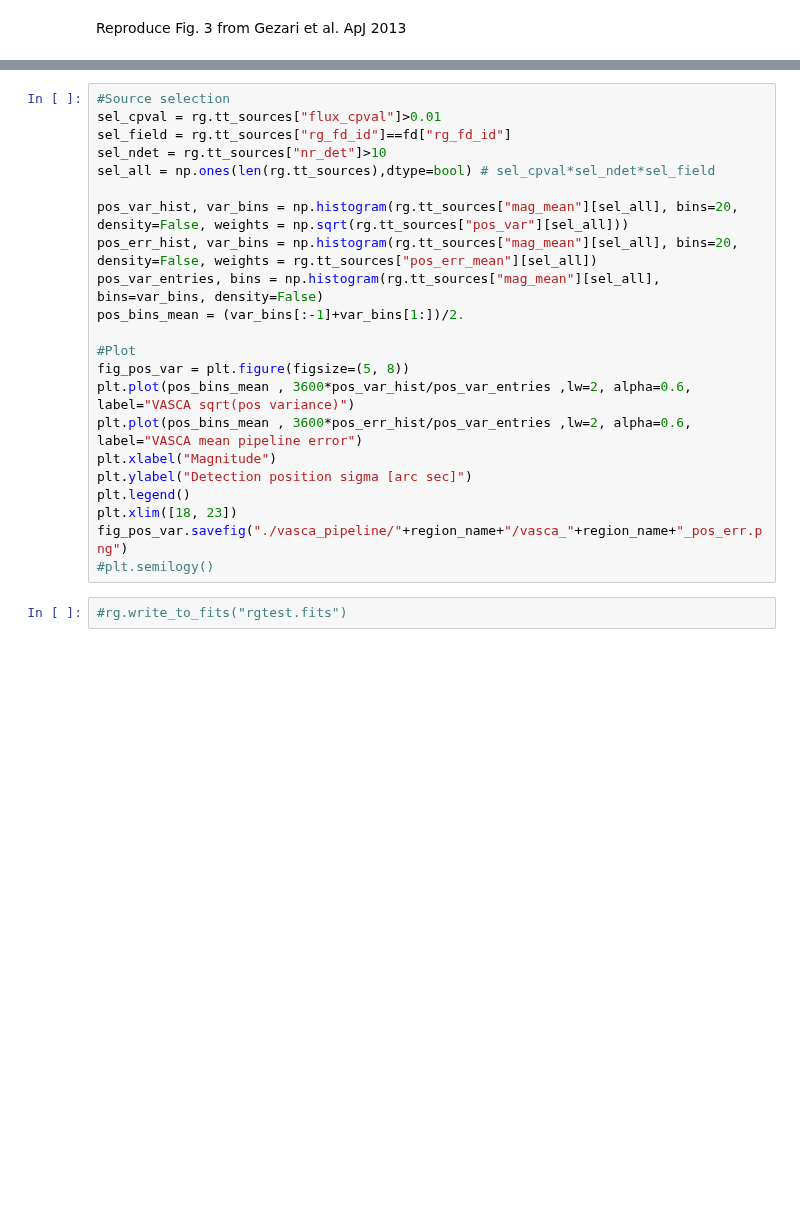
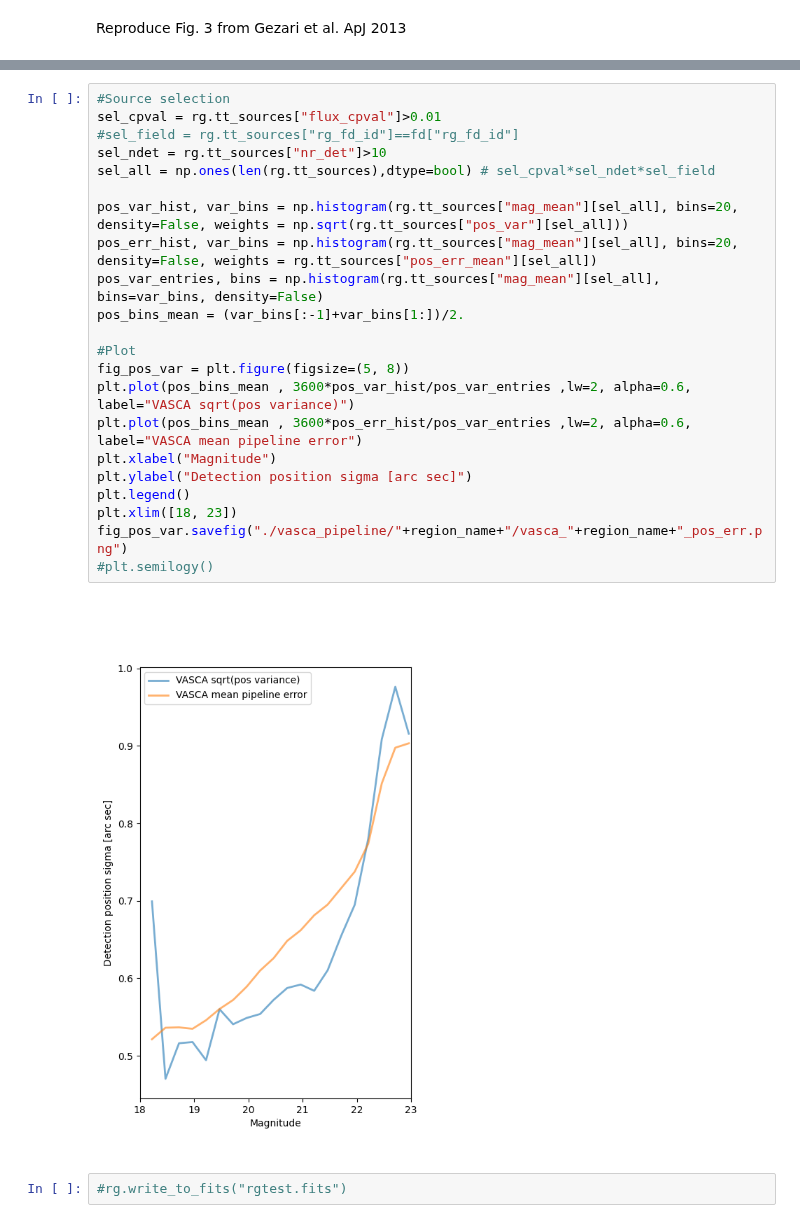
Before and after one commit to rbuehler/vasca, a Jupyter notebook: vasca/examples/vasca_pipe_result_analysis.ipynb, the cells around one changed output, grey strips where cells are left out. Saved outputs shown, nothing was run; the diff lists cells and outputs as text; blank space fills up the shorter version.

```diff
--- a/vasca/examples/vasca_pipe_result_analysis.ipynb
+++ b/vasca/examples/vasca_pipe_result_analysis.ipynb
@@ -207,24 +208,26 @@ KeyError: 'No matches found for key GNU2605053246158405632'
 # %%
 #Source selection
 sel_cpval = rg.tt_sources["flux_cpval"]>0.01
-sel_field = rg.tt_sources["rg_fd_id"]==fd["rg_fd_id"]
+#sel_field = rg.tt_sources["rg_fd_id"]==fd["rg_fd_id"]
 sel_ndet = rg.tt_sources["nr_det"]>10
 sel_all = np.ones(len(rg.tt_sources),dtype=bool) # sel_cpval*sel_ndet*sel_field
 
 pos_var_hist, var_bins = np.histogram(rg.tt_sources["mag_mean"][sel_all], bins=20, density=False, weights = np.sqrt(rg.tt_sources["pos_var"][sel_all]))
 pos_err_hist, var_bins = np.histogram(rg.tt_sources["mag_mean"][sel_all], bins=20, density=False, weights = rg.tt_sources["pos_err_mean"][sel_all])
 pos_var_entries, bins = np.histogram(rg.tt_sources["mag_mean"][sel_all], bins=var_bins, density=False)
 pos_bins_mean = (var_bins[:-1]+var_bins[1:])/2.
 
 #Plot
 fig_pos_var = plt.figure(figsize=(5, 8))
 plt.plot(pos_bins_mean , 3600*pos_var_hist/pos_var_entries ,lw=2, alpha=0.6, label="VASCA sqrt(pos variance)")
 plt.plot(pos_bins_mean , 3600*pos_err_hist/pos_var_entries ,lw=2, alpha=0.6, label="VASCA mean pipeline error")
 plt.xlabel("Magnitude")
 plt.ylabel("Detection position sigma [arc sec]")
 plt.legend()
 plt.xlim([18, 23])
 fig_pos_var.savefig("./vasca_pipeline/"+region_name+"/vasca_"+region_name+"_pos_err.png")
 #plt.semilogy()
+# %% [output]
+[figure, added]
 # %%
 #rg.write_to_fits("rgtest.fits")
```
Also changed, not shown: parts of 8 cells of this notebook, 3 other files.
